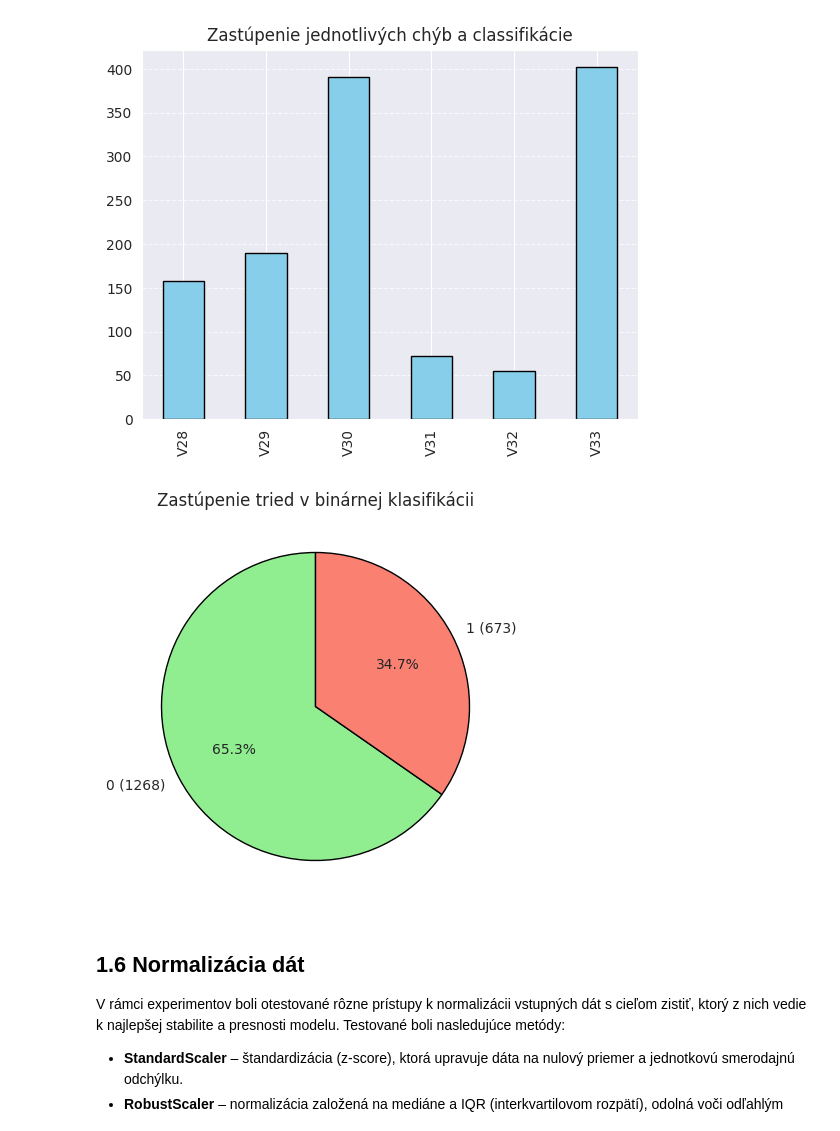
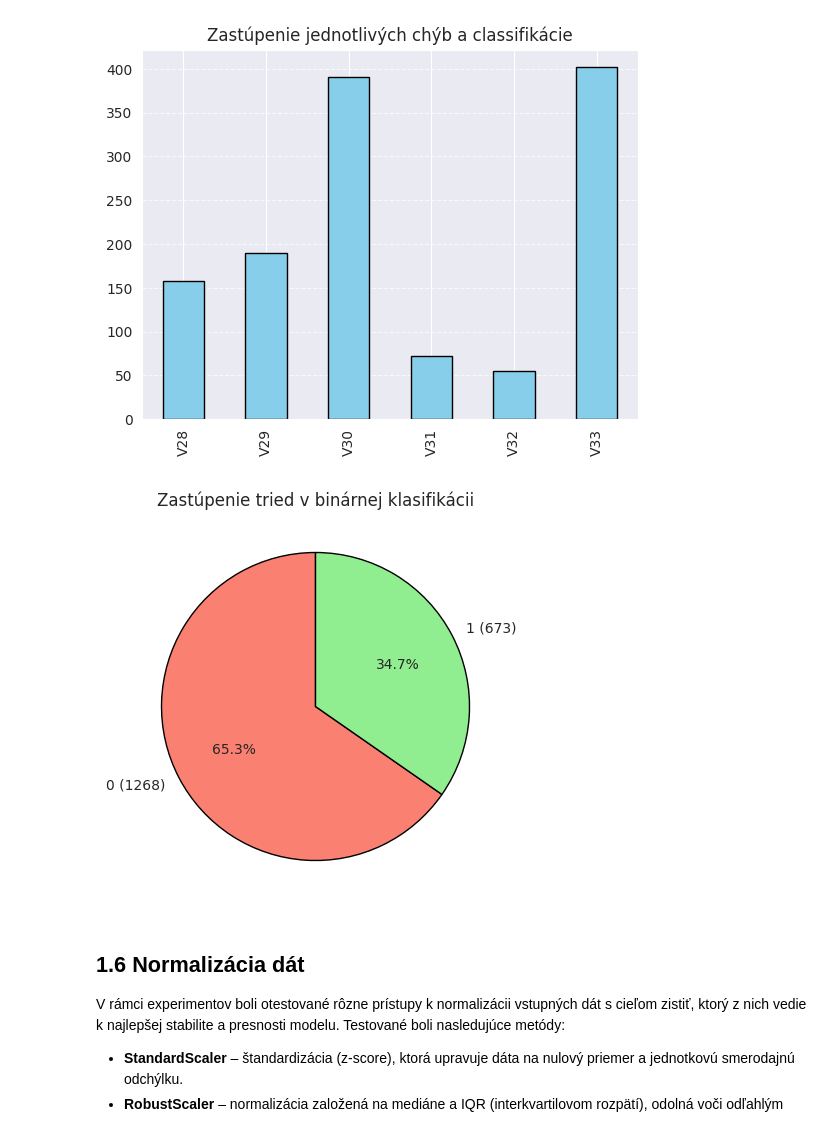
Before and after one commit to NikolasKekelak/ZNEUS_pr_1_MiklovicKekelak, a Jupyter notebook: simple_docu.ipynb, the cells around one changed output. Drawn from its saved outputs; the diff is of its cells as text; code cells hidden in the pictures.

```diff
--- a/simple_docu.ipynb
+++ b/simple_docu.ipynb
@@ -133,19 +135,19 @@ plt.show()
 # %%
 last_col = df.iloc[:, -1]
 counts = last_col.value_counts().sort_index()
 plt.figure(figsize=(5,5))
 plt.pie(
     counts,
     labels=[f"{cls} ({counts[cls]})" for cls in counts.index],
     autopct='%1.1f%%',
     startangle=90,
-    colors=['lightgreen', 'salmon'],
+    colors=[ 'salmon' , 'lightgreen' ],
     wedgeprops={'edgecolor': 'black'}
 )
 plt.title('Zastúpenie tried v binárnej klasifikácii')
 plt.show()
 # %% [output]
-[figure, old version]
+[figure, new version]
 # %% [markdown]
 ## 1.6 Normalizácia dát
 V rámci experimentov boli otestované rôzne prístupy k normalizácii vstupných dát s cieľom zistiť, ktorý z nich vedie k najlepšej stabilite a presnosti modelu.
```
Also changed, not shown: parts of 3 cells of this notebook, 6 other files.
